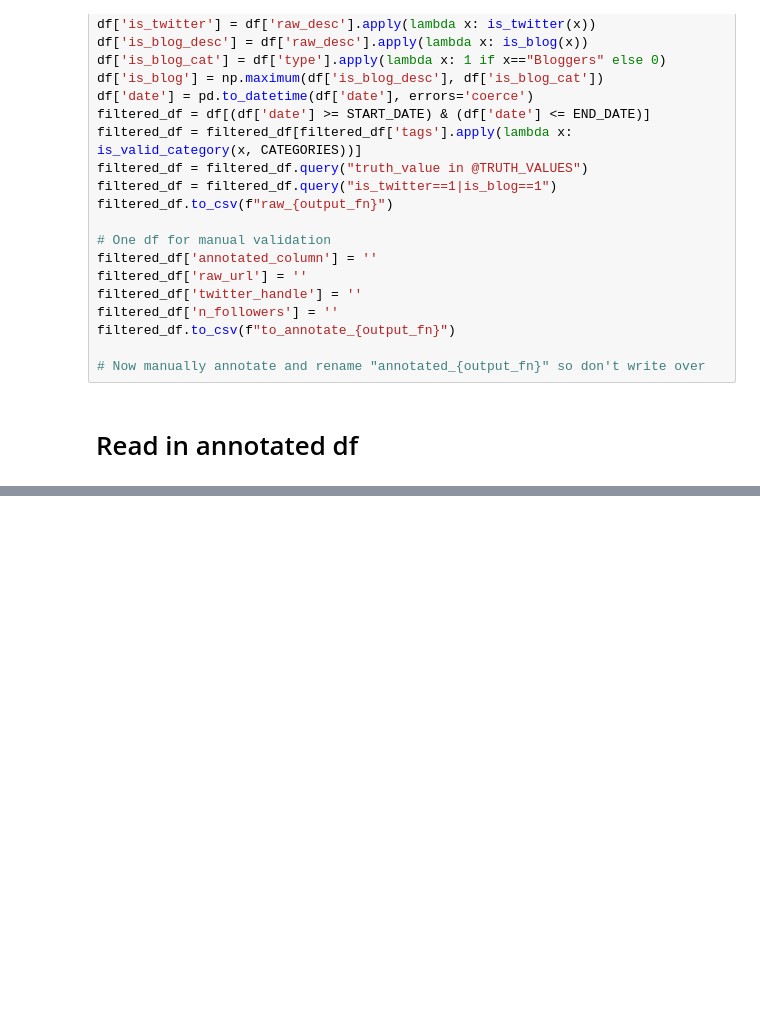
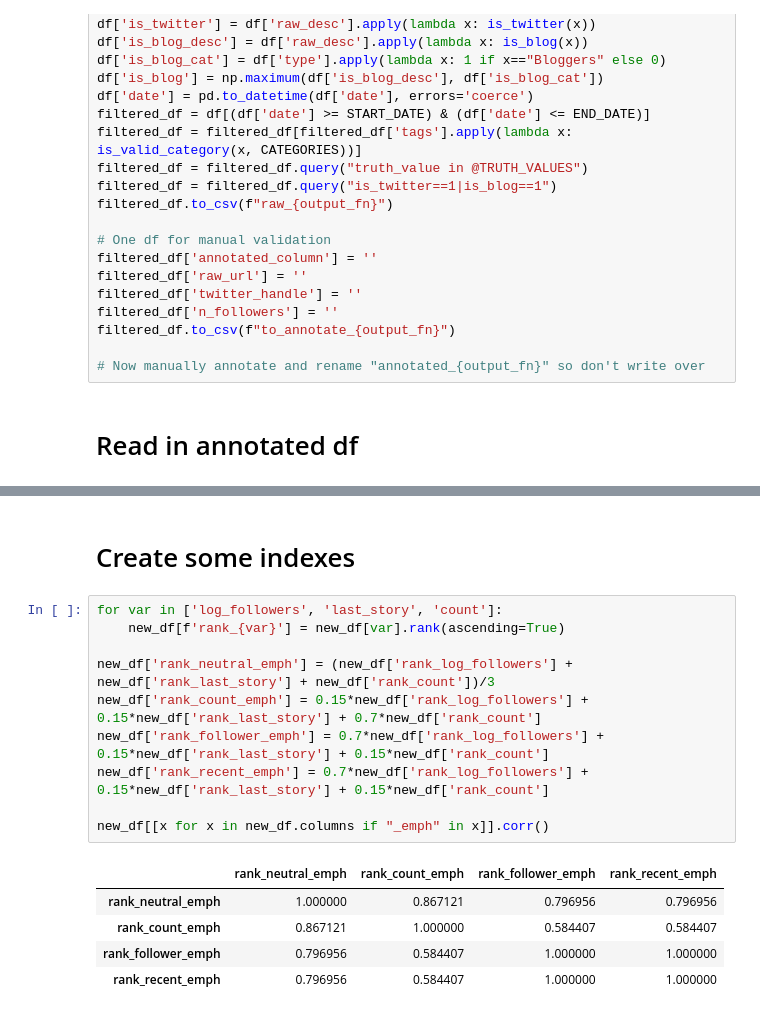
Before and after one commit to josh-ashkinaze/ads_misinfo, a Jupyter notebook: 2_filter_pf_links.ipynb, the cells around one changed output, grey strips where cells are left out. Drawn from its saved outputs; the diff is of its cells as text; blank space fills up the shorter version.

```diff
--- a/2_filter_pf_links.ipynb
+++ b/2_filter_pf_links.ipynb
@@ -107 +127,19 @@ Number of spreaders 41
+# %% [markdown]
+# Create some indexes
+# %%
+for var in ['log_followers', 'last_story', 'count']:
+    new_df[f'rank_{var}'] = new_df[var].rank(ascending=True)
+
+new_df['rank_neutral_emph'] = (new_df['rank_log_followers'] + new_df['rank_last_story'] + new_df['rank_count'])/3
+new_df['rank_count_emph'] = 0.15*new_df['rank_log_followers'] + 0.15*new_df['rank_last_story'] + 0.7*new_df['rank_count']
+new_df['rank_follower_emph'] = 0.7*new_df['rank_log_followers'] + 0.15*new_df['rank_last_story'] + 0.15*new_df['rank_count']
+new_df['rank_recent_emph'] = 0.7*new_df['rank_log_followers'] + 0.15*new_df['rank_last_story'] + 0.15*new_df['rank_count']
+
+new_df[[x for x in new_df.columns if "_emph" in x]].corr()
+# %% [output]
+|  | rank_neutral_emph | rank_count_emph | rank_follower_emph | rank_recent_emph |
+| rank_neutral_emph | 1.000000 | 0.867121 | 0.796956 | 0.796956 |
+| rank_count_emph | 0.867121 | 1.000000 | 0.584407 | 0.584407 |
+| rank_follower_emph | 0.796956 | 0.584407 | 1.000000 | 1.000000 |
+| rank_recent_emph | 0.796956 | 0.584407 | 1.000000 | 1.000000 |
 # %%
```
Also changed, not shown: parts of 3 cells of this notebook, 3 other files.
